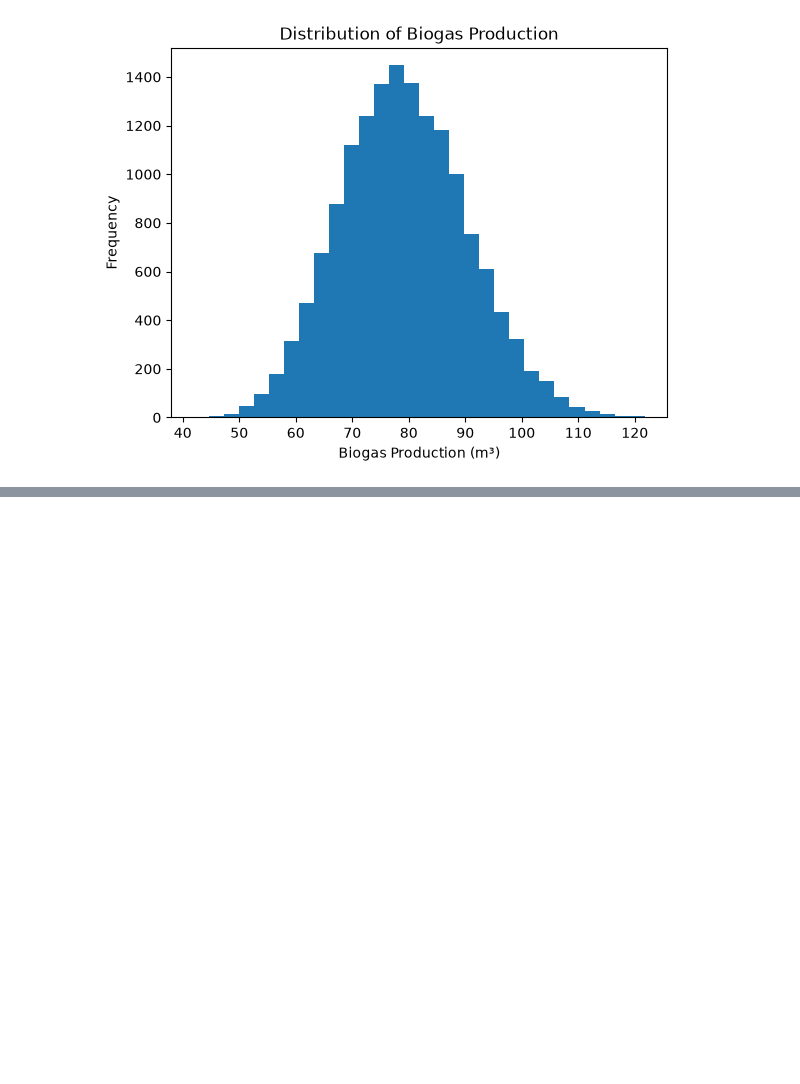
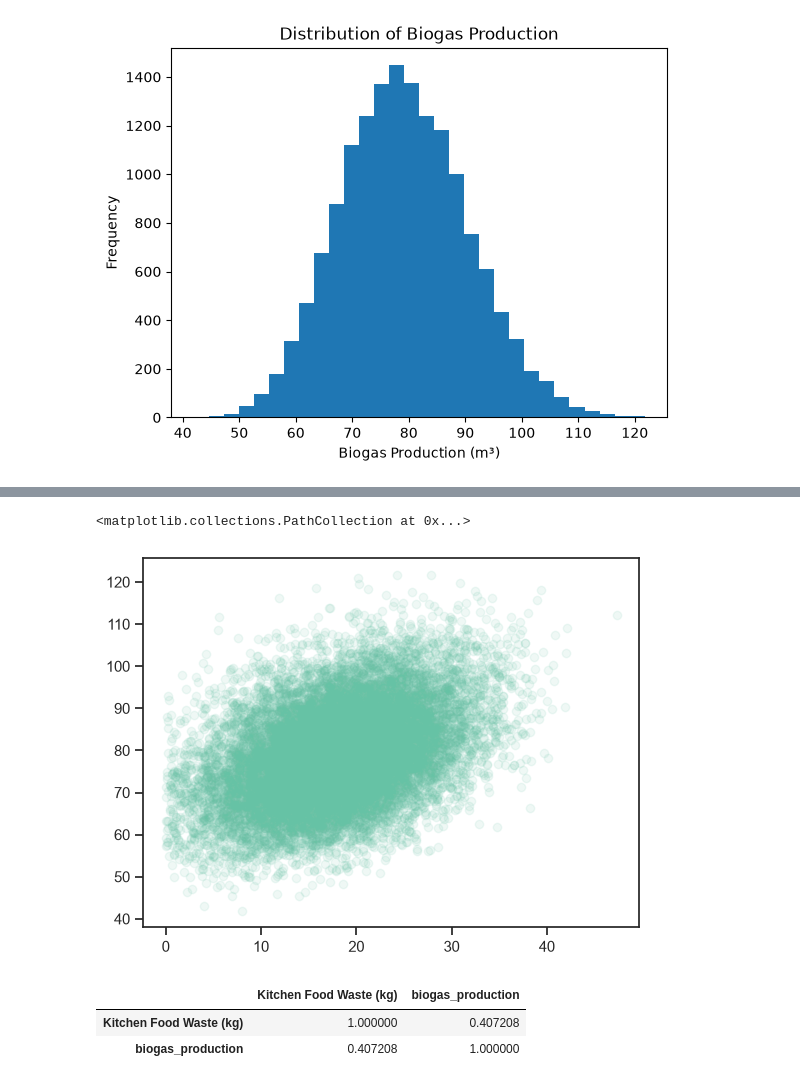
Before and after one commit to hris0077/ml_project, a Jupyter notebook: project.ipynb, the cells around one changed output, grey strips where cells are left out. Drawn from its saved outputs; the diff is of its cells as text; code cells hidden in the pictures; blank space fills up the shorter version.

```diff
--- a/project.ipynb
+++ b/project.ipynb
@@ -234,0 +273,19 @@ The distribution of daily biogas production appears  bell-shaped with a single p
+# %%
+plt.scatter(
+    biogas_data["Kitchen Food Waste (kg)"],
+    biogas_data["biogas_production"],
+    alpha=0.1
+)
+# %% [output]
+<matplotlib.collections.PathCollection at 0x...>
+[figure, added]
+# %%
+biogas_data[
+
+    ["Kitchen Food Waste (kg)", "biogas_production"]
+
+].corr()
+# %% [output]
+|  | Kitchen Food Waste (kg) | biogas_production |
+| Kitchen Food Waste (kg) | 1.000000 | 0.407208 |
+| biogas_production | 0.407208 | 1.000000 |
```
Also changed, not shown: parts of 16 cells of this notebook.
